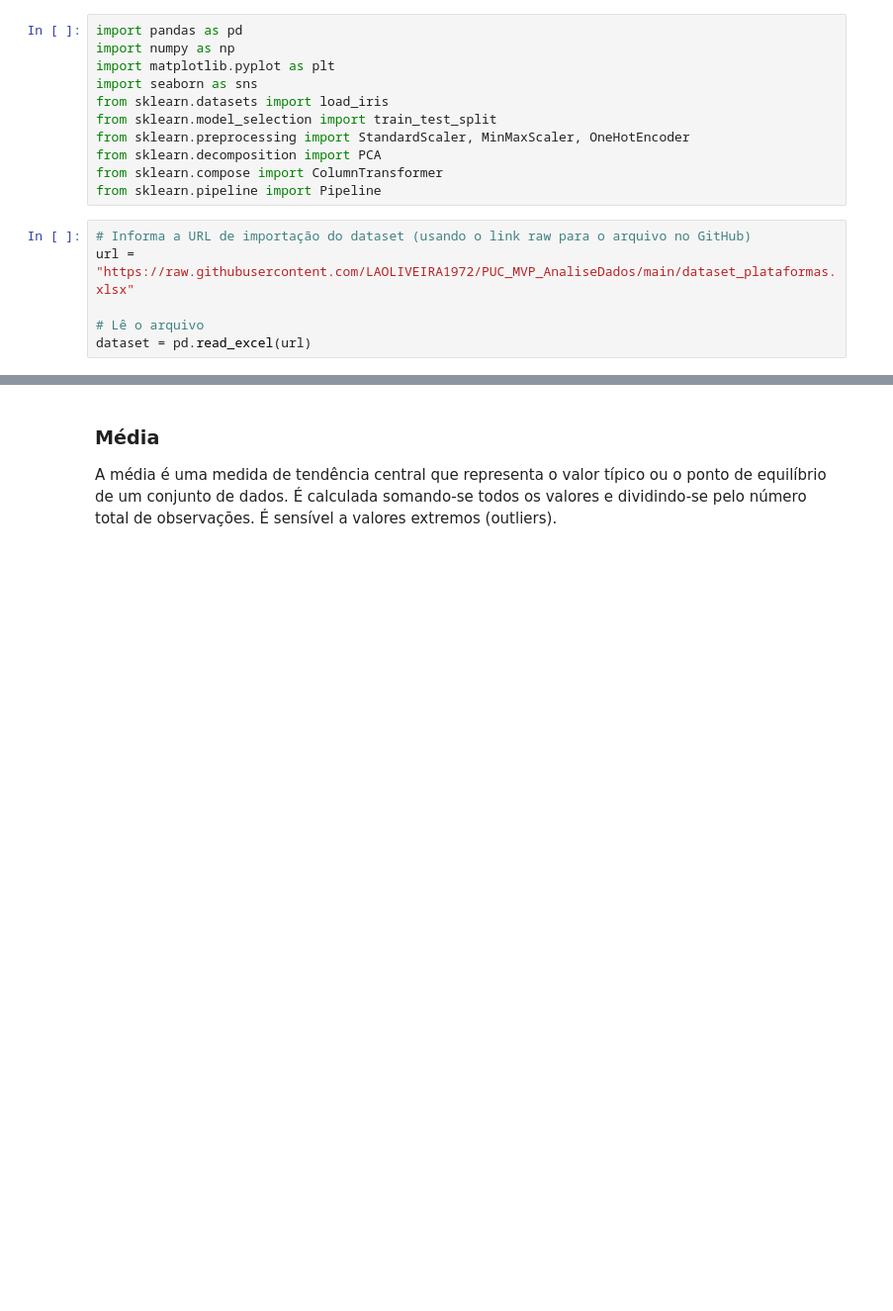
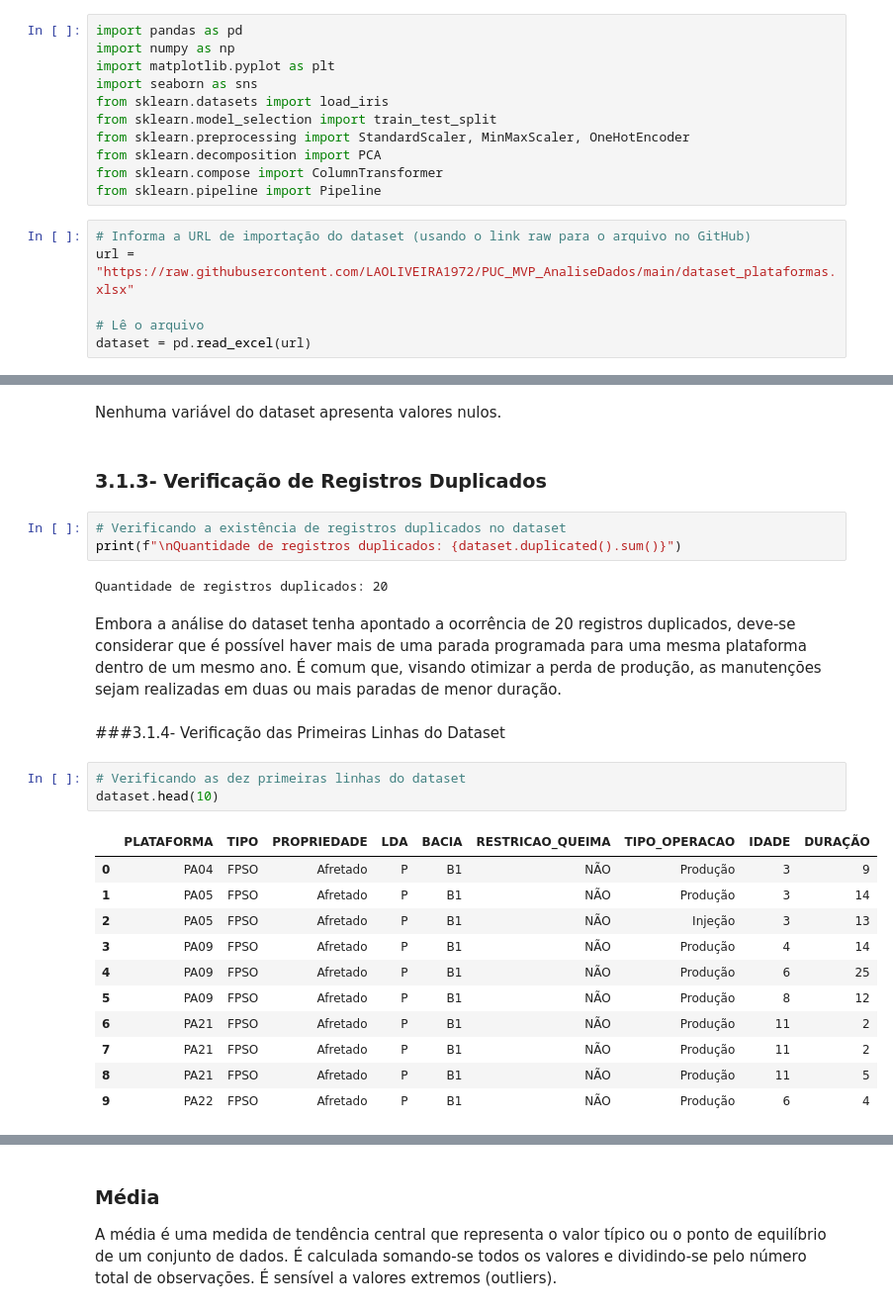
Before and after one commit to LAOLIVEIRA1972/PUC_MVP_AnaliseDados, a Jupyter notebook: mvp_Analise_Dados.ipynb, the cells around one changed output, grey strips where cells are left out. Shown at 99% size. Cells and saved outputs as stored; diff of their text form; blank space fills up the shorter version.

```diff
--- a/mvp_Analise_Dados.ipynb
+++ b/mvp_Analise_Dados.ipynb
@@ -155,0 +167,28 @@ Estatísticas descritivas fornecem um resumo das características numéricas, in
+# %% [markdown]
+Nenhuma variável do dataset apresenta valores nulos.
+# %% [markdown]
+### 3.1.3- Verificação de Registros Duplicados
+# %%
+# Verificando a existência de registros duplicados no dataset
+print(f"\nQuantidade de registros duplicados: {dataset.duplicated().sum()}")
+# %% [output]
+Quantidade de registros duplicados: 20
+# %% [markdown]
+Embora a análise do dataset tenha apontado a ocorrência de 20 registros duplicados, deve-se considerar que é possível haver mais de uma parada programada para uma mesma plataforma dentro de um mesmo ano. É comum que, visando otimizar a perda de produção, as manutenções sejam realizadas em duas ou mais paradas de menor duração.
+# %% [markdown]
+###3.1.4- Verificação das Primeiras Linhas do Dataset
+# %%
+# Verificando as dez primeiras linhas do dataset
+dataset.head(10)
+# %% [output]
+|  | PLATAFORMA | TIPO | PROPRIEDADE | LDA | BACIA | RESTRICAO_QUEIMA | TIPO_OPERACAO | IDADE | DURAÇÃO |
+| 0 | PA04 | FPSO | Afretado | P | B1 | NÃO | Produção | 3 | 9 |
+| 1 | PA05 | FPSO | Afretado | P | B1 | NÃO | Produção | 3 | 14 |
+| 2 | PA05 | FPSO | Afretado | P | B1 | NÃO | Injeção | 3 | 13 |
+| 3 | PA09 | FPSO | Afretado | P | B1 | NÃO | Produção | 4 | 14 |
+| 4 | PA09 | FPSO | Afretado | P | B1 | NÃO | Produção | 6 | 25 |
+| 5 | PA09 | FPSO | Afretado | P | B1 | NÃO | Produção | 8 | 12 |
+| 6 | PA21 | FPSO | Afretado | P | B1 | NÃO | Produção | 11 | 2 |
+| 7 | PA21 | FPSO | Afretado | P | B1 | NÃO | Produção | 11 | 2 |
+| 8 | PA21 | FPSO | Afretado | P | B1 | NÃO | Produção | 11 | 5 |
+| 9 | PA22 | FPSO | Afretado | P | B1 | NÃO | Produção | 6 | 4 |
```
Also changed, not shown: parts of 33 cells of this notebook.
